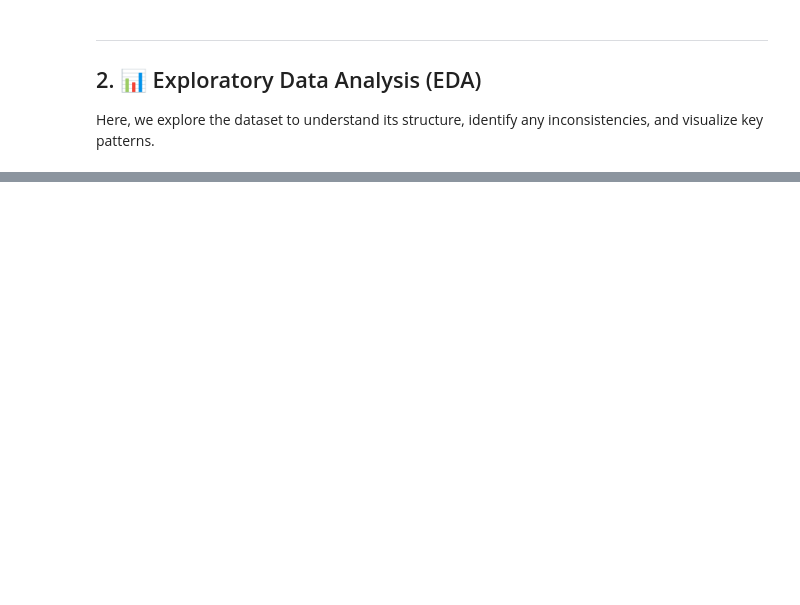
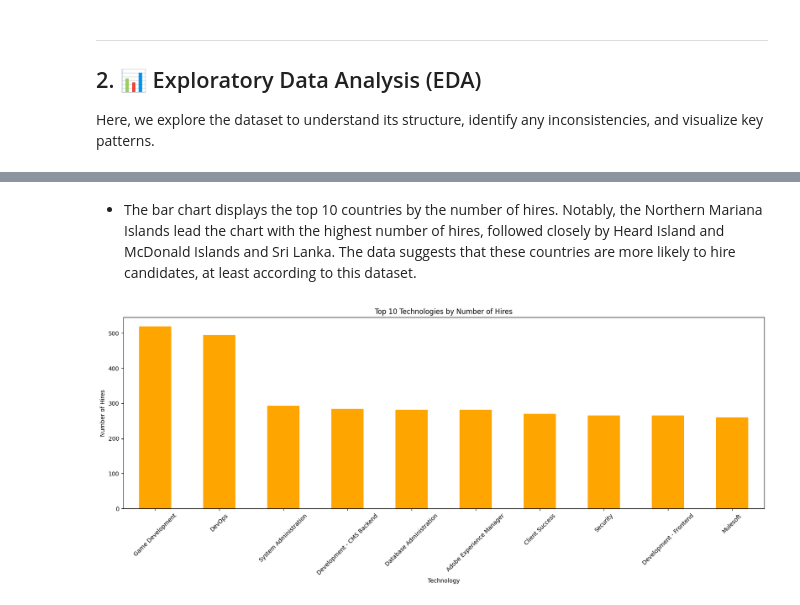
Before and after one commit to alej0909/Workshop_ETL, a Jupyter notebook: notebooks/data_cleaning_and_analysis.ipynb, the cells around one changed output, grey strips where cells are left out. Saved outputs shown, nothing was run; the diff lists cells and outputs as text; code cells hidden in the pictures; blank space fills up the shorter version.

```diff
--- a/notebooks/data_cleaning_and_analysis.ipynb
+++ b/notebooks/data_cleaning_and_analysis.ipynb
@@ -47,0 +300,14 @@ Here, we explore the dataset to understand its structure, identify any inconsist
+# %% [markdown]
+- The bar chart displays the top 10 countries by the number of hires. Notably, the Northern Mariana Islands lead the chart with the highest number of hires, followed closely by Heard Island and McDonald Islands and Sri Lanka. The data suggests that these countries are more likely to hire candidates, at least according to this dataset.
+# %%
+hired_by_technology = df[df['Hired'] == 1]['Technology'].value_counts().head(10)
+
+plt.figure(figsize=(20, 6))
+hired_by_technology.plot(kind='bar', color='orange')
+plt.title('Top 10 Technologies by Number of Hires')
+plt.xlabel('Technology')
+plt.ylabel('Number of Hires')
+plt.xticks(rotation=45)
+plt.show()
+# %% [output]
+[figure, added]
```
Also changed, not shown: parts of 39 cells of this notebook, 2 other files.
